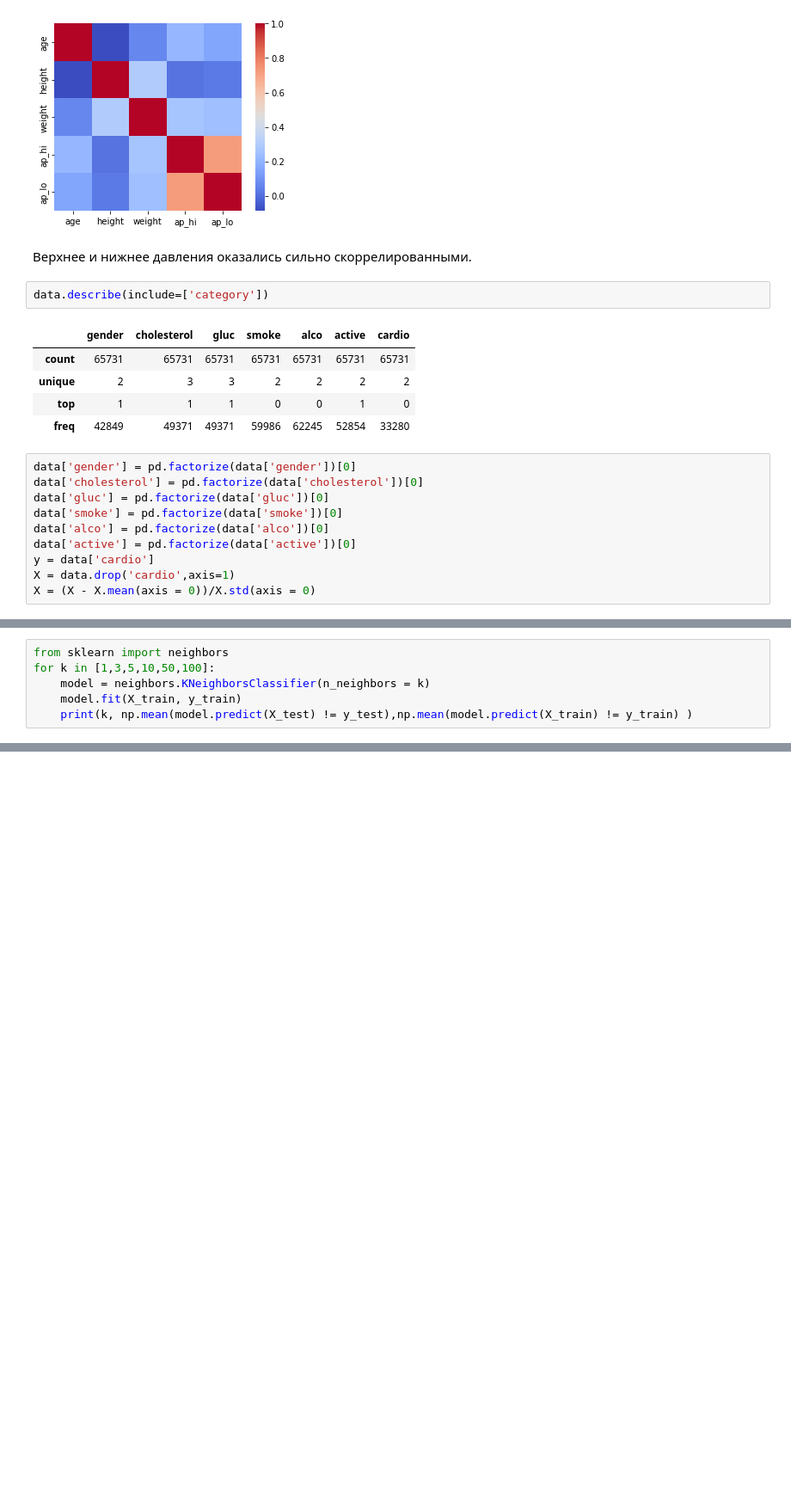
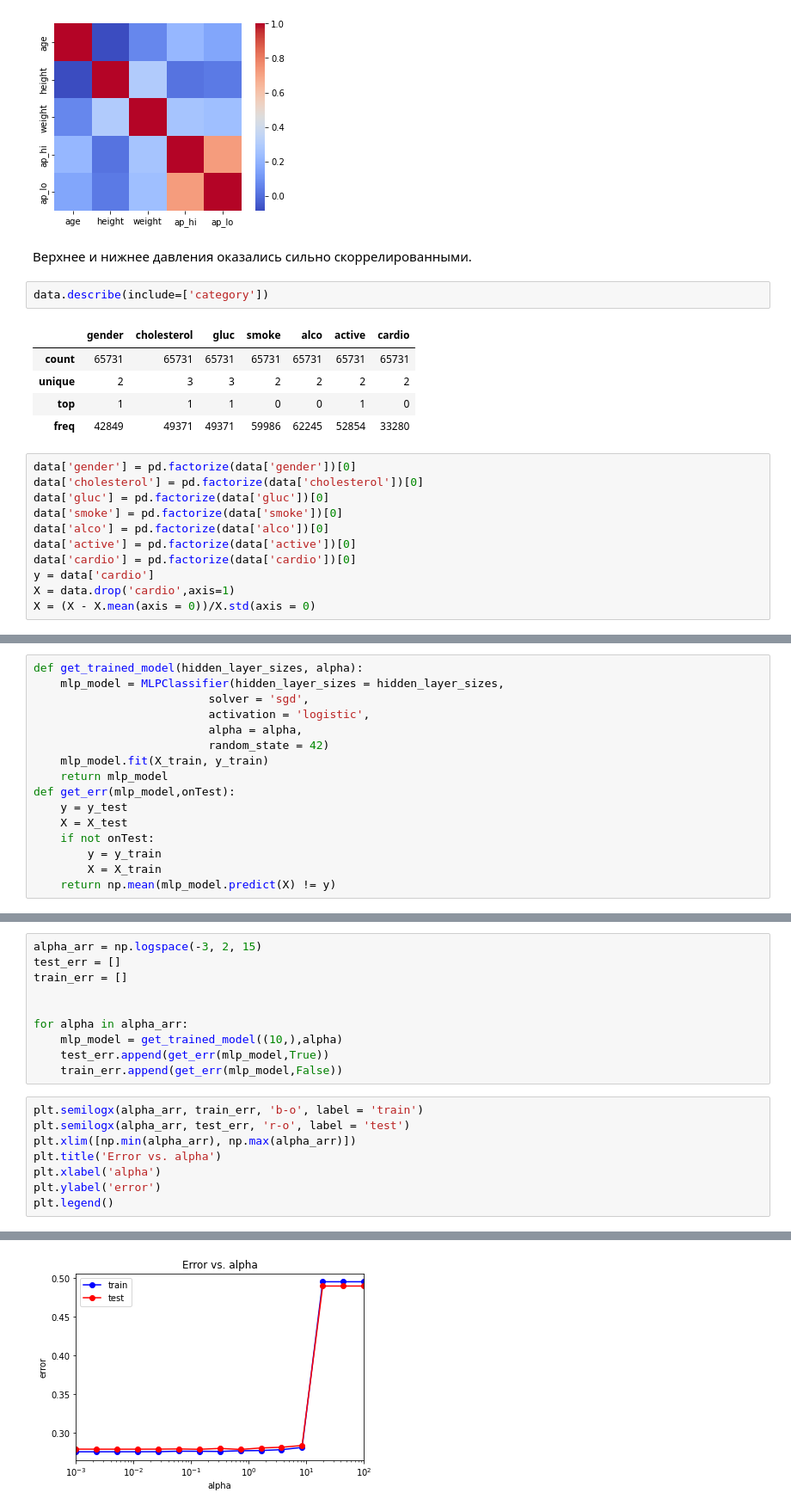
Before and after one commit to palisarbaro/ml, a Jupyter notebook: dz2.ipynb, the cells around one changed output, grey strips where cells are left out. Shown: that part at 86% size. Cells and saved outputs as stored; diff of their text form; blank space fills up the shorter version.

```diff
--- a/dz2.ipynb
+++ b/dz2.ipynb
@@ -252,6 +252,7 @@ data['gluc'] = pd.factorize(data['gluc'])[0]
 data['smoke'] = pd.factorize(data['smoke'])[0]
 data['alco'] = pd.factorize(data['alco'])[0]
 data['active'] = pd.factorize(data['active'])[0]
+data['cardio'] = pd.factorize(data['cardio'])[0]
 y = data['cardio']
 X = data.drop('cardio',axis=1)
 X = (X - X.mean(axis = 0))/X.std(axis = 0)
@@ -304,6 +282,0 @@ N_train, N_test
-# %%
-from sklearn import neighbors
-for k in [1,3,5,10,50,100]:
-    model = neighbors.KNeighborsClassifier(n_neighbors = k)
-    model.fit(X_train, y_train)
-    print(k, np.mean(model.predict(X_test) != y_test),np.mean(model.predict(X_train) != y_train) )
@@ -320,0 +285,16 @@ for k in [1,3,5,10,50,100]:
+# %%
+def get_trained_model(hidden_layer_sizes, alpha):
+    mlp_model = MLPClassifier(hidden_layer_sizes = hidden_layer_sizes,
+                          solver = 'sgd',
+                          activation = 'logistic',
+                          alpha = alpha,
+                          random_state = 42)
+    mlp_model.fit(X_train, y_train)
+    return mlp_model
+def get_err(mlp_model,onTest):
+    y = y_test
+    X = X_test
+    if not onTest:
+        y = y_train
+        X = X_train
+    return np.mean(mlp_model.predict(X) != y)
@@ -320,0 +326,19 @@ for k in [1,3,5,10,50,100]:
+# %%
+alpha_arr = np.logspace(-3, 2, 15)
+test_err = []
+train_err = []
+
+
+for alpha in alpha_arr:
+    mlp_model = get_trained_model((10,),alpha)
+    test_err.append(get_err(mlp_model,True))
+    train_err.append(get_err(mlp_model,False))
+# %%
+plt.semilogx(alpha_arr, train_err, 'b-o', label = 'train')
+plt.semilogx(alpha_arr, test_err, 'r-o', label = 'test')
+plt.xlim([np.min(alpha_arr), np.max(alpha_arr)])
+plt.title('Error vs. alpha')
+plt.xlabel('alpha')
+plt.ylabel('error')
+plt.legend()
+# %% [output]
@@ -320,0 +346 @@ for k in [1,3,5,10,50,100]:
+[figure, added]
```
Also changed, not shown: parts of 18 cells of this notebook.
